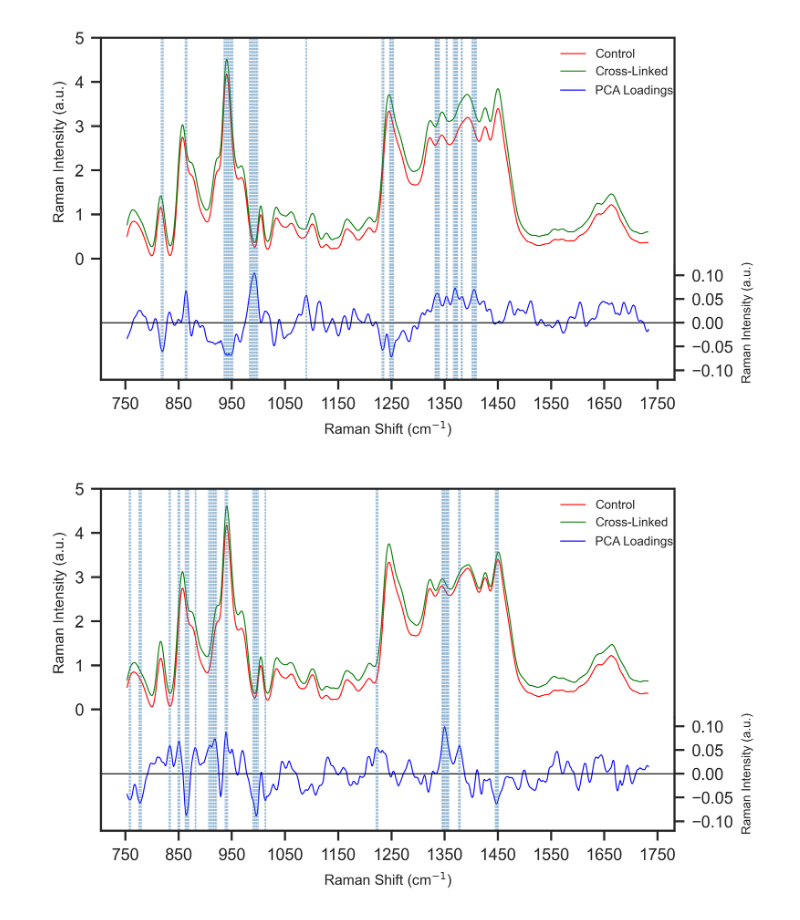
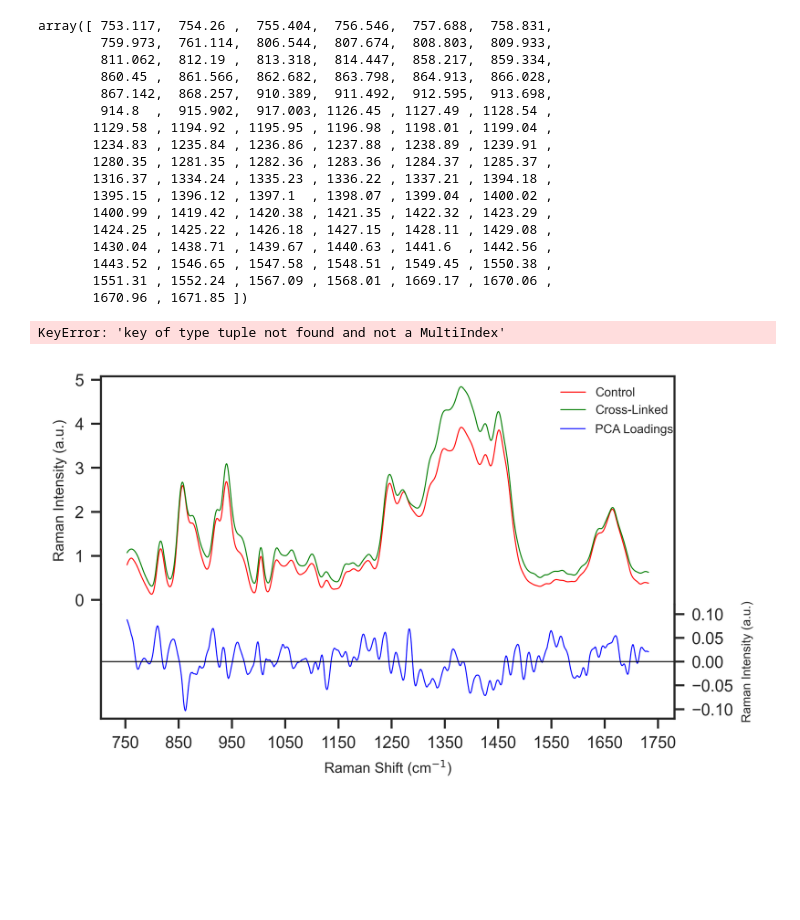
Before and after one commit to bunmiadejimi/Raman_Collagen, a Jupyter notebook: pca_loadings_viz.ipynb, the cells around one changed output. Cells and saved outputs as stored; diff of their text form; code cells hidden in the pictures; blank space fills up the shorter version.

Commit message:
Update pca_loadings_viz.ipynb
AllCvAllT

```diff
--- a/pca_loadings_viz.ipynb
+++ b/pca_loadings_viz.ipynb
@@ -13,9 +13,10 @@ from statsmodels.stats.multicomp import pairwise_tukeyhsd
 import os
 from matplotlib.patches import Ellipse
 # %%
-spec_ctrl = pd.read_excel('c:\\Users\\oadeji01\\OneDrive - Tufts\\Bunmi - NavehLab-01\\Raman_Bunmi\\Master_Data\\MCR\\Data_Master_Sheet_Phenorm.xlsx', sheet_name = 'Ctrl_Orth')
-spec_trt = pd.read_excel('c:\\Users\\oadeji01\\OneDrive - Tufts\\Bunmi - NavehLab-01\\Raman_Bunmi\\Master_Data\\MCR\\Data_Master_Sheet_Phenorm.xlsx', sheet_name = 'Trt_Orth')
+spec_ctrl = pd.read_excel('c:\\Users\\oadeji01\\OneDrive - Tufts\\Bunmi - NavehLab-01\\Raman_Bunmi\\Master_Data\\MCR\\Data_Master_Sheet_Phenorm.xlsx', sheet_name = 'Ctrl_Para')
+spec_trt = pd.read_excel('c:\\Users\\oadeji01\\OneDrive - Tufts\\Bunmi - NavehLab-01\\Raman_Bunmi\\Master_Data\\MCR\\Data_Master_Sheet_Phenorm.xlsx', sheet_name = 'Trt_Para')
 # %%
-pcc = pd.read_excel('c:\\Users\\oadeji01\\OneDrive - Tufts\\Bunmi - NavehLab-01\\Raman_Bunmi\\Master_Data\\PCA\\PheNorm\\Loadings_VIP_colorcoded.xlsx', sheet_name='Orth')
+#pcc = pd.read_excel('c:\\Users\\oadeji01\\OneDrive - Tufts\\Bunmi - NavehLab-01\\Raman_Bunmi\\Master_Data\\PCA\\PheNorm\\AllCvAllT\\Loadings_VIP_colorcoded.xlsx', sheet_name='Orth')
+pcc = pd.read_csv('c:\\Users\\oadeji01\\OneDrive - Tufts\\Bunmi - NavehLab-01\\Raman_Bunmi\\Master_Data\\PCA\\PheNorm\\AllCvAllT\\Para_Ldgs.csv')
 pcc
 # %% [output]
@@ -47,3 +153,23 @@ array([-0.1 , -0.05,  0.  ,  0.05,  0.1 ])
+# %%
+pcc.iloc[:, 0].values[col_idx]
+# %% [output]
+array([ 753.117,  754.26 ,  755.404,  756.546,  757.688,  758.831,
+        759.973,  761.114,  806.544,  807.674,  808.803,  809.933,
+        811.062,  812.19 ,  813.318,  814.447,  858.217,  859.334,
+        860.45 ,  861.566,  862.682,  863.798,  864.913,  866.028,
+        867.142,  868.257,  910.389,  911.492,  912.595,  913.698,
+        914.8  ,  915.902,  917.003, 1126.45 , 1127.49 , 1128.54 ,
+       1129.58 , 1194.92 , 1195.95 , 1196.98 , 1198.01 , 1199.04 ,
+       1234.83 , 1235.84 , 1236.86 , 1237.88 , 1238.89 , 1239.91 ,
+       1280.35 , 1281.35 , 1282.36 , 1283.36 , 1284.37 , 1285.37 ,
+       1316.37 , 1334.24 , 1335.23 , 1336.22 , 1337.21 , 1394.18 ,
+       1395.15 , 1396.12 , 1397.1  , 1398.07 , 1399.04 , 1400.02 ,
+       1400.99 , 1419.42 , 1420.38 , 1421.35 , 1422.32 , 1423.29 ,
+       1424.25 , 1425.22 , 1426.18 , 1427.15 , 1428.11 , 1429.08 ,
+       1430.04 , 1438.71 , 1439.67 , 1440.63 , 1441.6  , 1442.56 ,
+       1443.52 , 1546.65 , 1547.58 , 1548.51 , 1549.45 , 1550.38 ,
+       1551.31 , 1552.24 , 1567.09 , 1568.01 , 1669.17 , 1670.06 ,
+       1670.96 , 1671.85 ])
 # %%
 
 sns.set_theme(style = 'ticks', context = 'paper', font_scale=1.5)
@@ -84,8 +210,10 @@ for b in range(4):
             )
     ax2_r = ax2.twinx()
     sns.lineplot(
-                x = pcc.columns[1:].astype(float),
-                y = pcc.iloc[b, 1:], # +b/7,
+        x = pcc['exp'].values,
+        y = pcc.iloc[:, 1].values,
+                #x = pcc.columns[1:].astype(float),
+                #y = pcc.iloc[b, 1:], # +b/7,
                 #label = pcc['exp'][b],
                 color = 'blue',
                 lw = .5,
@@ -99,40 +227,39 @@ for b in range(4):
     #plt.ylabel("Normalized Intensity (a.u.)")
     #plt.ylim(-.05, .75)
     #plt.xticks(np.arange(750, 1760, 100), fontsize = 6)
 
     ax2.yaxis.set_visible(False)
     ax2_r. set_ylim(-.12, .12)
     ax2_r.set_ylabel('Raman Intensity (a.u.)', fontsize = 6)
     ax2_r.axhline(0, lw = .5, color = 'black')
     ax2_r.spines['top'].set_visible(False)
     ax2.spines['top'].set_visible(False)
     ax2.set_xlabel("Raman Shift (cm$^{-1}$)", fontdict = {'size': 7})
     ax2.set_xticks(np.arange(750, 1760, 100))   # just positions
     ax2.tick_params(axis="x", labelsize=8)
     ax1.set_yticks(np.arange(0, 5.2, 1))   # just positions
     ax1.tick_params(axis="y", labelsize=8)
     ax2_r.set_yticks(np.arange(-.1, .11, .05))   # just positions
     ax2_r.tick_params(axis="y", labelsize=8)
 
     ax1.set_ylabel('Raman Intensity (a.u.)', fontsize = 7)
     #ax1.set_ylim(-.01, .25)
     ax1.spines['bottom'].set_visible(False)
 
     ax1.legend(frameon = False, fontsize = 6, bbox_to_anchor  =(1.008, 1))
     ax2_r.legend(frameon = False, bbox_to_anchor  =(1.017, 2.68), fontsize = 6) #1.245
 
 #Find loadings with values over 95th percentile as important loadings
-    p95 = pcc.iloc[b, 1:].abs().quantile(.90)
-    mask = pcc.iloc[b, 1:].abs()>(p95)
+    p95 = pcc.iloc[:, 1].abs().quantile(.90)
+    mask = pcc.iloc[:, 1].abs()>(p95)
     col_idx = mask.to_numpy().nonzero()
 
-    # Optional: get column names and row labels
-    cols = pcc.iloc[b, 1:].index[col_idx]
-
+# Optional: get column names and row labels
+    cols = pcc.iloc[:, 0][col_idx]
     for p in cols:
-        ax1.axvline(x=p, color='steelblue', linestyle='--', linewidth=0.3, alpha = .5)
-        ax2_r.axvline(x=p, color='steelblue', linestyle='--', linewidth=0.3, alpha = .5)
-    #plt.savefig(f'C:\\Users\\oadeji01\\OneDrive - Tufts\\Bunmi - NavehLab-01\\Reports\\Paper\\Figures\\PCASpec+Loadings_Orth_{trt_mean['trt_time'][b]}_shadedlines.tif', dpi = 600, bbox_inches='tight')
+        ax1.axvline(x=p, color='steelblue', linestyle='-', linewidth=0.3, alpha = .35)
+        ax2_r.axvline(x=p, color='steelblue', linestyle='-', linewidth=0.3, alpha = .35)
+    #plt.savefig(f'C:\\Users\\oadeji01\\OneDrive - Tufts\\Bunmi - NavehLab-01\\Reports\\Paper\\Figures\\PCASpec+Loadings_Para_{trt_mean['trt_time'][b]}_shadedlines.tif', dpi = 600, bbox_inches='tight')
 # %% [output]
+KeyError: 'key of type tuple not found and not a MultiIndex'
-[figure, old version]
+[figure, new version]
-[figure, removed]
```
Also changed, not shown: parts of 5 cells of this notebook.
